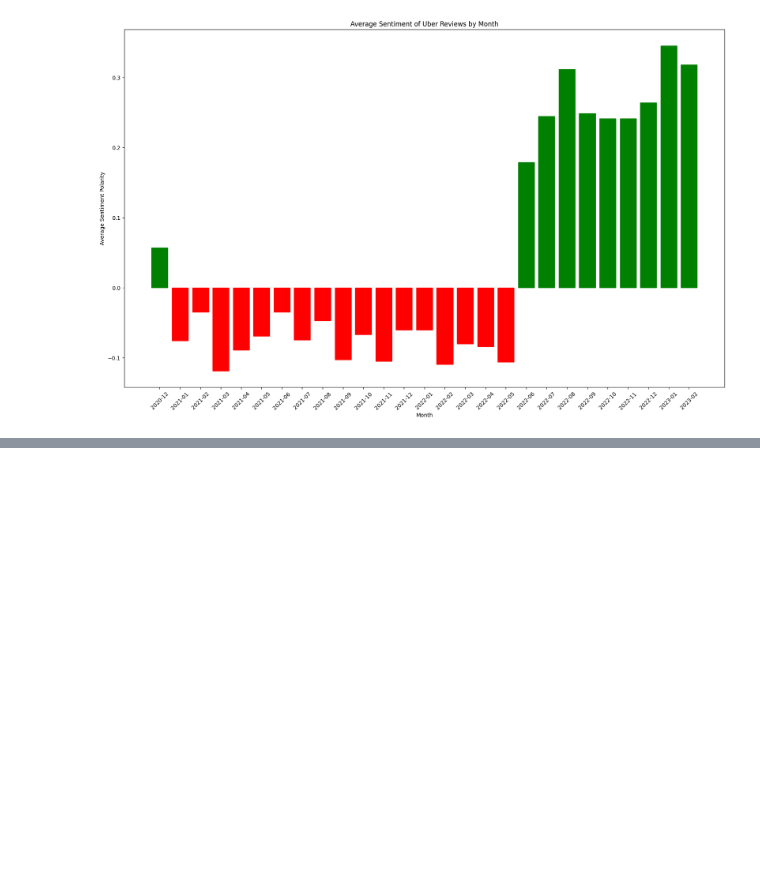
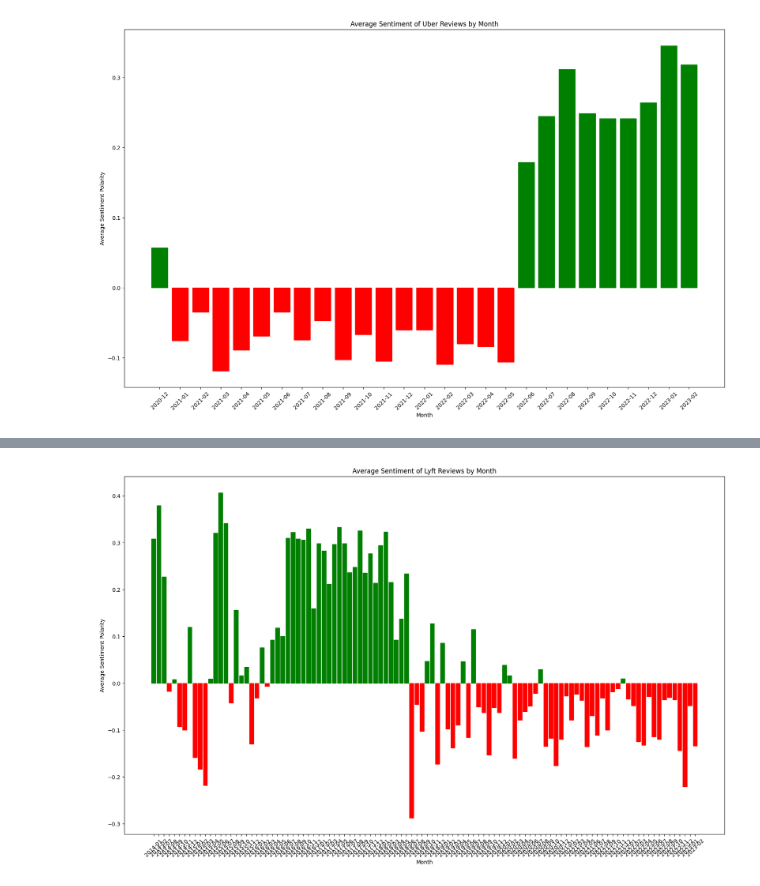
Before and after one commit to evkes/CPSC-4300-Gig-Economy, a Jupyter notebook: evansCodeForCheckpoint3.ipynb, the cells around one changed output, grey strips where cells are left out. Drawn from its saved outputs; the diff is of its cells as text; code cells hidden in the pictures; blank space fills up the shorter version.

```diff
--- a/evansCodeForCheckpoint3.ipynb
+++ b/evansCodeForCheckpoint3.ipynb
@@ -110,3 +109,52 @@ plt.show()
 [nltk_data]     C:\Users\evkes\AppData\Roaming\nltk_data...
 [nltk_data]   Package stopwords is already up-to-date!
 [figure]
+# %%
+import string
+import matplotlib.pyplot as plt
+from textblob import TextBlob
+from nltk.corpus import stopwords
+import pandas as pd
+import nltk
+
+nltk.download('stopwords')
+stop_words = set(stopwords.words('english'))
+translator = str.maketrans('', '', string.punctuation)
+
+lyft['Date of Experience'] = pd.to_datetime(lyft['Date of Experience'])
+
+monthly_sentiment = {}
+for index, row in lyft.iterrows():
+    review = row['Review Body']
+    date = row['Date of Experience']
+    review = review.translate(translator)
+    blob = TextBlob(review)
+    polarity = blob.sentiment.polarity
+    month = date.strftime('%Y-%m')
+    if month not in monthly_sentiment:
+        monthly_sentiment[month] = {'polarity_sum': polarity, 'count': 1}
+    else:
+        monthly_sentiment[month]['polarity_sum'] += polarity
+        monthly_sentiment[month]['count'] += 1
+
+average_sentiment = {}
+for month, values in monthly_sentiment.items():
+    average_sentiment[month] = values['polarity_sum'] / values['count']
+
+# Sort the months in sequential order
+sorted_months = sorted(average_sentiment.keys(), key=lambda x: pd.to_datetime(x))
+
+# Plot the average sentiment polarity per month
+plt.figure(figsize=(20, 12))
+bars = plt.bar(sorted_months, [average_sentiment[m] for m in sorted_months], align='center')
+for bar, value in zip(bars, [average_sentiment[m] for m in sorted_months]):
+    if value >= 0:
+        bar.set_color('green')
+    else:
+        bar.set_color('red')
+plt.title("Average Sentiment of Lyft Reviews by Month")
+plt.xlabel("Month")
+plt.ylabel("Average Sentiment Polarity")
+plt.xticks(rotation=45)
+plt.show()
+# %% [output]
@@ -113,3 +164,4 @@ plt.show()
+[figure, added]
 # %%
 import string
 import matplotlib.pyplot as plt
```
Also changed, not shown: parts of 6 cells of this notebook.
